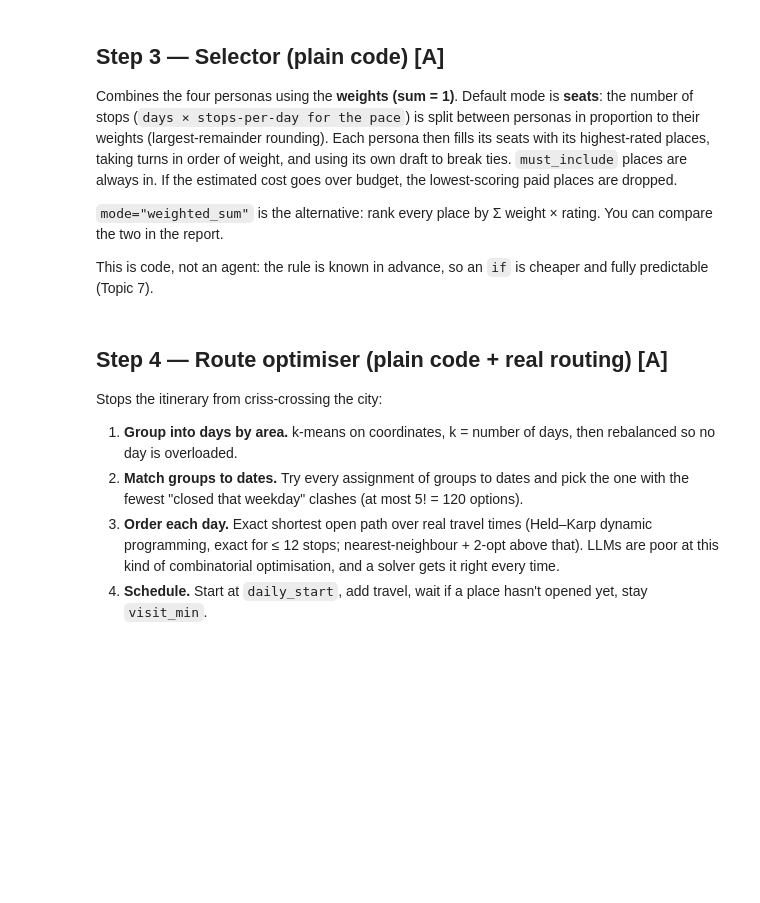
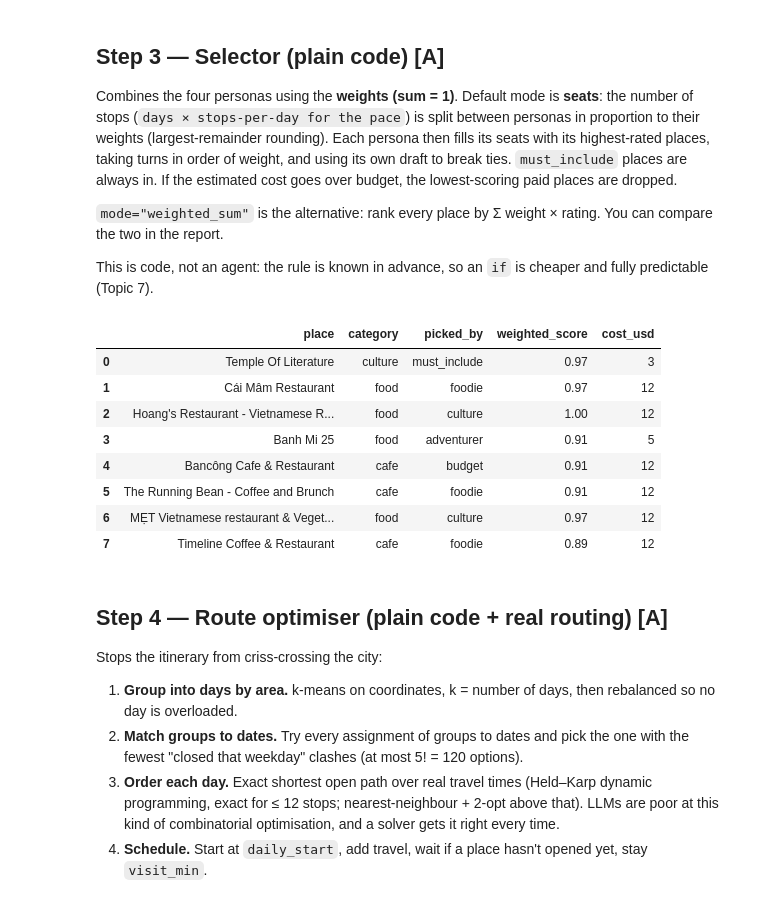
Before and after one commit to Wengzhuohang/TravelWithAgents, a Jupyter notebook: TravelWithAgents.ipynb, the cells around one changed output. Saved outputs shown, nothing was run; the diff lists cells and outputs as text; code cells hidden in the pictures; blank space fills up the shorter version.

```diff
--- a/TravelWithAgents.ipynb
+++ b/TravelWithAgents.ipynb
@@ -126,8 +144,7 @@ MODELS = {
     "strong": {"provider": "groq", "model": "openai/gpt-oss-120b"},
     "small":  {"provider": "groq", "model": "openai/gpt-oss-20b"},
     # The judge should NOT be the model family that wrote the plans (self-preference bias, Topic 6).
-    "judge":  ({"provider": "gemini", "model": "gemini-2.5-flash"} if GEMINI_API_KEY
-               else {"provider": "groq", "model": "openai/gpt-oss-20b"}),
+    "judge":  {"provider": "groq", "model": "qwen/qwen3.8-27b"},
 }
 # Which model each agent uses. The baseline and the feasibility agent share the strong model, so the
 # multi-agent system never gets a bigger model than the baseline.
@@ -1032,34 +1127,44 @@ def select_places(pool, persona_out, weights, req, mode="seats"):
                 picked_by[i] = "weighted_sum"
     else:
         seats = _largest_remainder(w, max(0, n_slots - len(chosen)))
         prefs = {p: sorted(pool, key=lambda i: (-rating(p, i), -in_draft(p, i), -score[i])) for p in w}
         order = sorted(w, key=lambda p: -w[p])
         while any(seats.values()):
             for p in order:
                 if seats[p] <= 0:
                     continue
                 nxt = next((i for i in prefs[p] if i not in chosen), None)
                 seats[p] -= 1
                 if nxt:
                     chosen.append(nxt)
                     picked_by[nxt] = p
     # budget trim: drop the lowest-scoring paid, non-mandatory places until under budget
     cost = lambda ids: sum(PLACES[i]["est_cost_usd"] for i in ids)
     dropped = []
     while cost(chosen) > req["budget_usd"]:
         paid = [i for i in chosen if PLACES[i]["est_cost_usd"] > 0 and picked_by[i] != "must_include"]
         if not paid:
             break
-        worst = min(paid, key=lambda i: score[i])
+        worst = min(paid, key=lambda i: (score[i], -PLACES[i]["est_cost_usd"]))   # on a tie, drop the priciest
         chosen.remove(worst)
         dropped.append(worst)
     return {"selected": chosen, "picked_by": picked_by, "score": score, "dropped_for_budget": dropped,
             "weights": w, "mode": mode}
 
 SEL = select_places(POOL, PERSONA_OUT, WEIGHTS, REQ)
 pd.DataFrame([{"place": PLACES[i]["name"], "category": PLACES[i]["category"], "picked_by": SEL["picked_by"][i],
                "weighted_score": round(SEL["score"].get(i, 0), 2), "cost_usd": PLACES[i]["est_cost_usd"]}
               for i in SEL["selected"]])
+# %% [output]
+|  | place | category | picked_by | weighted_score | cost_usd |
+| 0 | Temple Of Literature | culture | must_include | 0.97 | 3 |
+| 1 | Cái Mâm Restaurant | food | foodie | 0.97 | 12 |
+| 2 | Hoang's Restaurant - Vietnamese R... | food | culture | 1.00 | 12 |
+| 3 | Banh Mi 25 | food | adventurer | 0.91 | 5 |
+| 4 | Bancông Cafe & Restaurant | cafe | budget | 0.91 | 12 |
+| 5 | The Running Bean - Coffee and Brunch | cafe | foodie | 0.91 | 12 |
+| 6 | MẸT Vietnamese restaurant & Veget... | food | culture | 0.97 | 12 |
+| 7 | Timeline Coffee & Restaurant | cafe | foodie | 0.89 | 12 |
 # %% [markdown]
 ## Step 4 — Route optimiser (plain code + real routing) **[A]**
 
```
Also changed, not shown: parts of 25 cells of this notebook, 11 other files.
